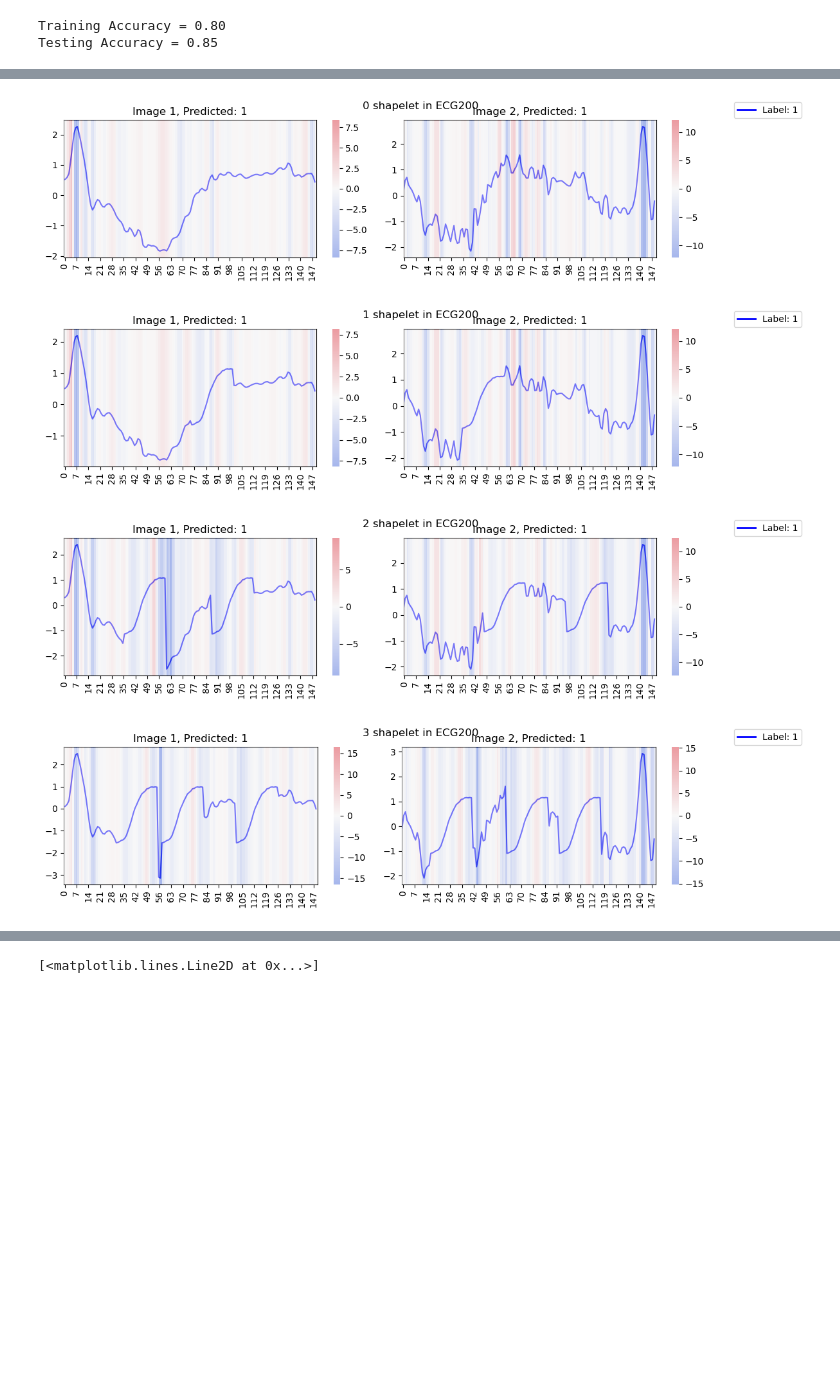
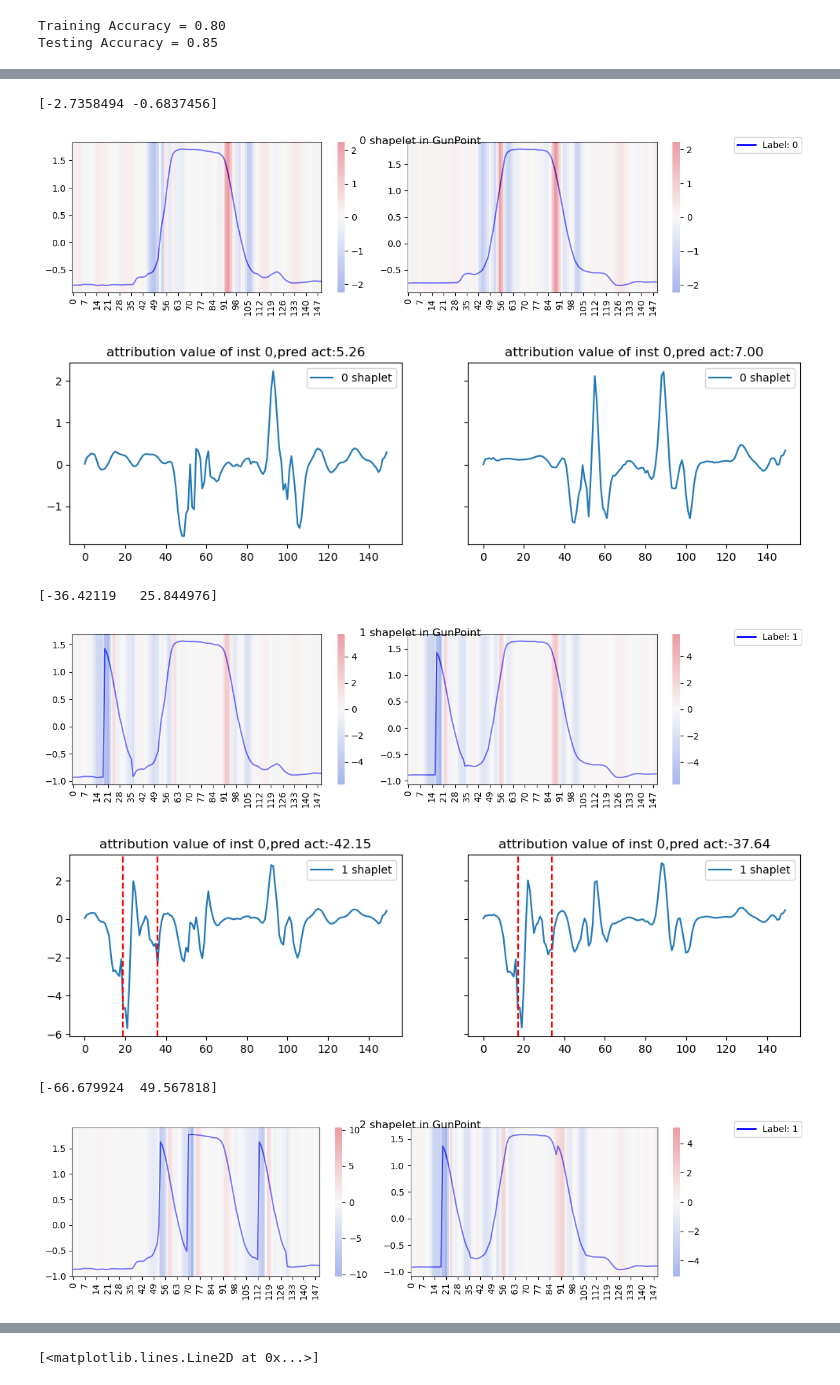
Before and after one commit to LbzSteven/implet, a Jupyter notebook: Highlighted_info.ipynb, the cells around one changed output, grey strips where cells are left out. Drawn from its saved outputs; the diff is of its cells as text; code cells hidden in the pictures; blank space fills up the shorter version.

Commit message:
12.01.2024 implet clustering- dependent clustering

```diff
--- a/Highlighted_info.ipynb
+++ b/Highlighted_info.ipynb
@@ -42,9 +39,9 @@ for xai_name in ['DeepLift']:
                             xai_name=xai_name,target_class=None)
 
 
-    with open(f'attributions/GunPoint/{xai_name}/train_exp.pkl', 'rb') as f:
-        attr = pickle.load(f)
-    attr_gp = attr['attributions']
+    # with open(f'attributions/GunPoint/{xai_name}/train_exp.pkl', 'rb') as f:
+    #     attr = pickle.load(f)
+    # attr_gp = attr['attributions']
     plot_multiple_images_with_attribution(train_x[np.where(train_y==0)], train_y[np.where(train_y==0)], 2, (1, 2), (12, 3),
                                           use_attribution=True,
                                           attributions=attr_gp[np.where(train_y==0)],
@@ -132,14 +132,14 @@ from utils.visualization import plot_multiple_images_with_attribution
 bg_per = get_bg_pred(model=model, selected_datasets=selected_datasets,
             inst_length=inst_length, target_class=0, device='cuda')
 # %%
-shapelet = test_x[0,:,30:55].flatten()
+shapelet = train_x[2,:,90:107].flatten()
 selected_datasets = selected_uni
 inst_length = 150
 DF = pd.DataFrame({})
 DF.index = selected_uni
 DF['bg'] = bg_per.values()
-for i in range(1,4):
-    save_dir = f'probe/insert_shapelet_datasets/{i}'
+for i in range(4):
+    save_dir = f'probe/insert_implet_datasets/{i}'
     dataset_attr, insert_shapelet_percentage = insert_data_to_env(model=model, shapelet=shapelet,
                                                                  selected_datasets=selected_datasets, inst_length=inst_length, num_shapelet=i,
                                                                  is_add=False,
@@ -172,6 +172,6 @@ DF
 # %%
 for i in range(4):
-    save_dir = f'probe/insert_shapelet_datasets/{i}'
+    save_dir = f'probe/insert_implet_datasets/{i}'
     deeplift_attr, insert_shapelet_percentage = insert_data_to_env(model=model, shapelet=shapelet,
                                                                  selected_datasets=selected_datasets, inst_length=inst_length, num_shapelet=i,
                                                                  is_add=False,
@@ -183,18 +193,42 @@ for i in range(4):
 # %%
 for i in range(4):
-    path = f'probe/insert_shapelet_datasets/{i}/'
-    with open(path + 'DeepLift/ECG200.pkl', 'rb') as f:
+    path = f'probe/insert_implet_datasets/{i}/'
+    dataset = 'GunPoint'
+    with open(path + f'DeepLift/{dataset}.pkl', 'rb') as f:
         ECG_attr = pickle.load(f)
         attr = ECG_attr['attributions']
-    with open(path + 'ECG200.pkl', 'rb') as f:
+    with open(path + f'{dataset}.pkl', 'rb') as f:
         ECG_inst = pickle.load(f)
         inst = ECG_inst['train_x']
         preds = ECG_inst['preds']
-    plot_multiple_images_with_attribution(inst, preds, 2, (1,2), figsize=(12, 3), use_attribution=True,
-                                              attributions=attr, normalize_attribution=True, title=f"{i} shapelet in ECG200", save_path=None,
+        startings = ECG_inst['startings']
+        length = ECG_inst['length']
+        print(np.mean(preds,axis=0))
+
+    inst = inst[np.where(train_y==0)]
+    preds = preds[np.where(train_y==0)]
+    attr = attr[np.where(train_y==0)]
+    startings = [startings[j] for j in range(len(startings)) if j in np.where(train_y==0)[0]]
+    plot_multiple_images_with_attribution(inst, preds, 2, figsize=(12, 3), use_attribution=True,
+                                              attributions=attr, normalize_attribution=True, title=f"{i} shapelet in {dataset}", save_path=None,
                                               test_y=None)
+    fig,axs = plt.subplots(1,2,figsize=(12,3),sharey=True)
+    for j in range(2):
+        axs[j].plot(attr[j],label=f'{i} shaplet')
+
+        axs[j].set_title(f'attribution value of inst 0,pred act:{np.array(preds[j][0]):.2f}')
+        for starting in startings[j]:
+
+            axs[j].axvline(starting,color='r',linestyle='--')
+            axs[j].axvline(starting+length,color='r',linestyle='--')
+        axs[j].legend()
+    plt.show()
 # %% [output]
+[-2.7358494 -0.6837456]
-[figure, old version]
+[figure, new version]
-[figure, old version]
+[figure, new version]
+[-36.42119   25.844976]
-[figure, old version]
+[figure, new version]
-[figure, old version]
+[figure, new version]
+[-66.679924  49.567818]
+[figure, added]
```
Also changed, not shown: parts of 13 cells of this notebook, 18 other files.
